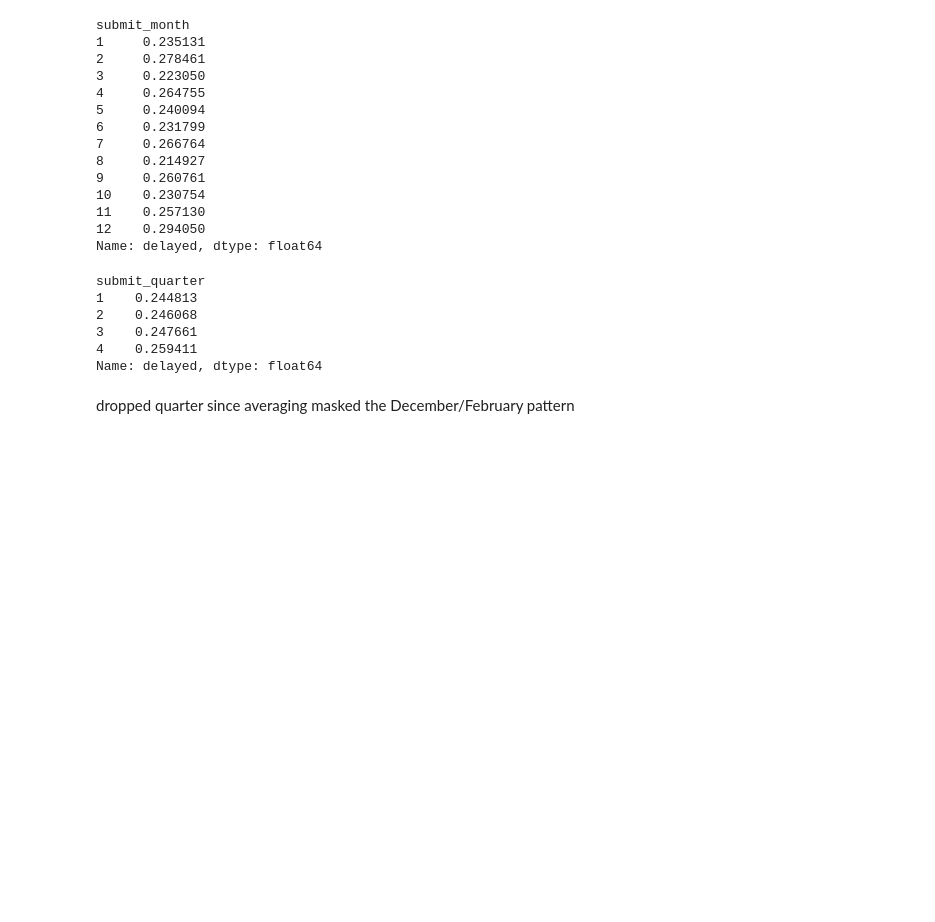
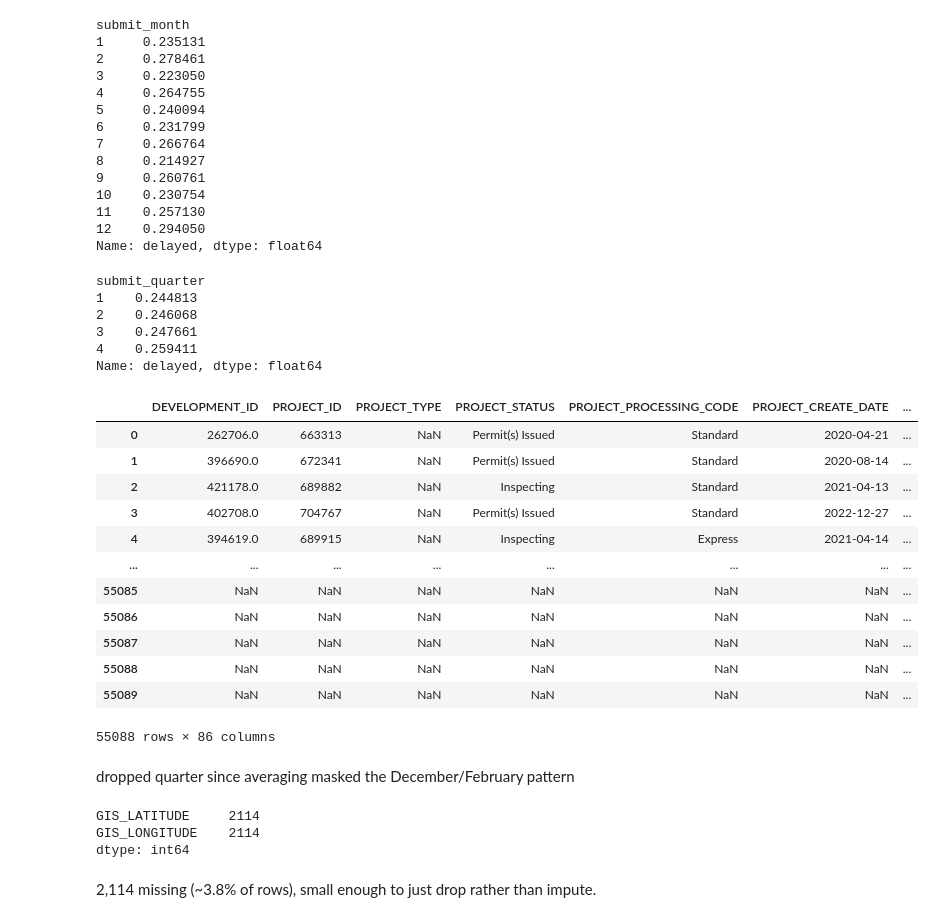
Before and after one commit to andykkimm/sd-permit-delays, a Jupyter notebook: eda.ipynb, the cells around one changed output. Saved outputs shown, nothing was run; the diff lists cells and outputs as text; code cells hidden in the pictures; blank space fills up the shorter version.

Commit message:
exploring lat/longitude features

```diff
--- a/eda.ipynb
+++ b/eda.ipynb
@@ -284,20 +284,43 @@ submit_month
 11    0.257130
 12    0.294050
 Name: delayed, dtype: float64
-# %%
-df_2024_clean.groupby('submit_quarter')['delayed'].mean()
-# %% [output]
-submit_quarter
-1    0.244813
-2    0.246068
-3    0.247661
-4    0.259411
-Name: delayed, dtype: float64
+# %%
+df_2024_clean.groupby('submit_quarter')['delayed'].mean()
+# %% [output]
+submit_quarter
+1    0.244813
+2    0.246068
+3    0.247661
+4    0.259411
+Name: delayed, dtype: float64
 # %%
 month_dummies = pd.get_dummies(df_2024_clean['submit_month'], prefix='month')
 
 df_2024_clean = pd.concat([df_2024_clean, month_dummies], axis=1)
 
 df_2024_clean = df_2024_clean.drop(columns=['submit_quarter'])
+df_2024_clean
+# %% [output]
+|  | DEVELOPMENT_ID | PROJECT_ID | PROJECT_TYPE | PROJECT_STATUS | PROJECT_PROCESSING_CODE | PROJECT_CREATE_DATE | ... |
+| 0 | 262706.0 | 663313 | NaN | Permit(s) Issued | Standard | 2020-04-21 | ... |
+| 1 | 396690.0 | 672341 | NaN | Permit(s) Issued | Standard | 2020-08-14 | ... |
+| 2 | 421178.0 | 689882 | NaN | Inspecting | Standard | 2021-04-13 | ... |
+| 3 | 402708.0 | 704767 | NaN | Permit(s) Issued | Standard | 2022-12-27 | ... |
+| 4 | 394619.0 | 689915 | NaN | Inspecting | Express | 2021-04-14 | ... |
+| ... | ... | ... | ... | ... | ... | ... | ... |
+| 55085 | NaN | NaN | NaN | NaN | NaN | NaN | ... |
+| 55086 | NaN | NaN | NaN | NaN | NaN | NaN | ... |
+| 55087 | NaN | NaN | NaN | NaN | NaN | NaN | ... |
+| 55088 | NaN | NaN | NaN | NaN | NaN | NaN | ... |
+| 55089 | NaN | NaN | NaN | NaN | NaN | NaN | ... |
+55088 rows × 86 columns
 # %% [markdown]
 dropped quarter since averaging masked the December/February pattern
+# %%
+df_2024_clean[['GIS_LATITUDE', 'GIS_LONGITUDE']].isnull().sum()
+# %% [output]
+GIS_LATITUDE     2114
+GIS_LONGITUDE    2114
+dtype: int64
+# %% [markdown]
+2,114 missing (~3.8% of rows), small enough to just drop rather than impute.
```
Also changed, not shown: parts of 2 cells of this notebook, 1 other file.
